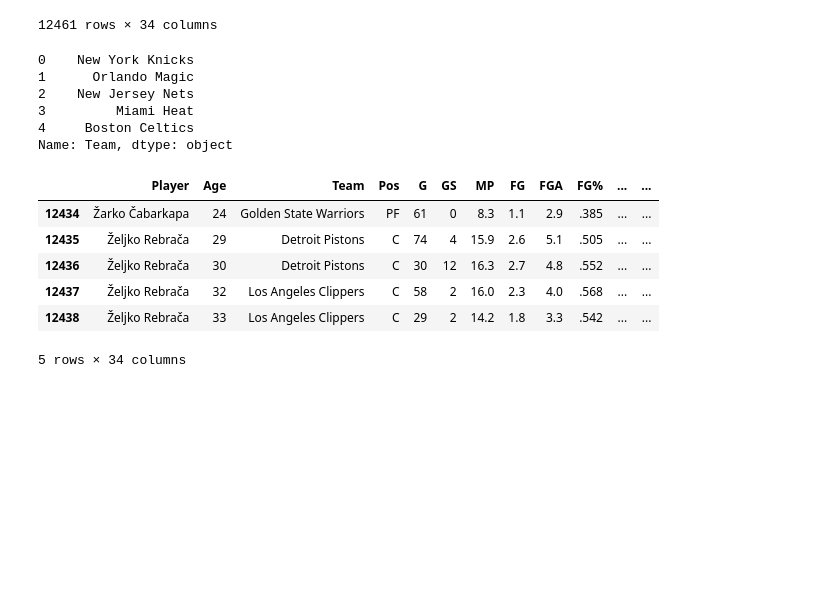
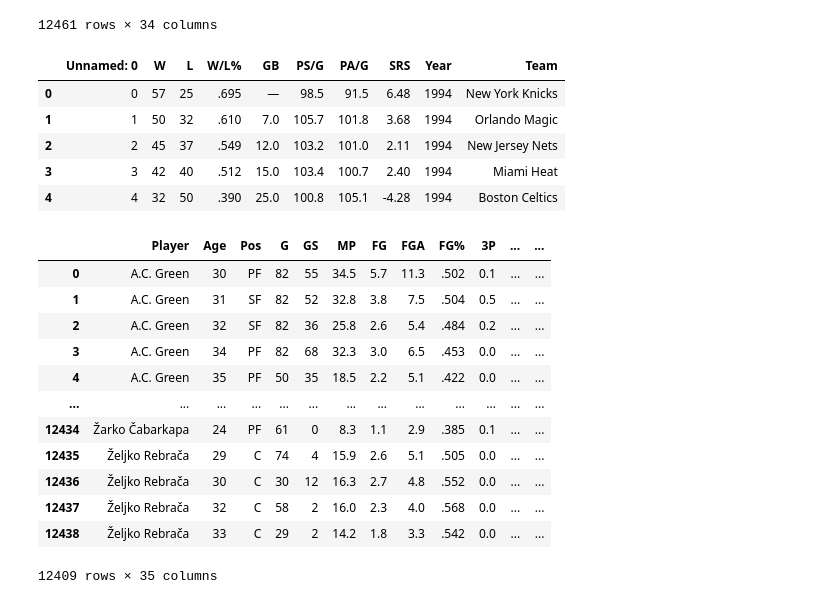
Before and after one commit to CalebAppiagyei/Player_Improvement_Metric, a Jupyter notebook: data_cleaning.ipynb, the cells around one changed output. Saved outputs shown, nothing was run; the diff lists cells and outputs as text; code cells hidden in the pictures; blank space fills up the shorter version.

```diff
--- a/data_cleaning.ipynb
+++ b/data_cleaning.ipynb
@@ -102,14 +102,14 @@ teams = teams[~teams["W"].str.contains("Division")]
 # %%
 # Removing asterisks from team names
-teams = teams["Team"].str.replace("*", "", regex=False)
+teams["Team"] = teams["Team"].str.replace("*", "", regex=False)
 teams.head(5)
 # %% [output]
-0    New York Knicks
-1      Orlando Magic
-2    New Jersey Nets
-3         Miami Heat
-4     Boston Celtics
-Name: Team, dtype: object
+|  | Unnamed: 0 | W | L | W/L% | GB | PS/G | PA/G | SRS | Year | Team |
+| 0 | 0 | 57 | 25 | .695 | — | 98.5 | 91.5 | 6.48 | 1994 | New York Knicks |
+| 1 | 1 | 50 | 32 | .610 | 7.0 | 105.7 | 101.8 | 3.68 | 1994 | Orlando Magic |
+| 2 | 2 | 45 | 37 | .549 | 12.0 | 103.2 | 101.0 | 2.11 | 1994 | New Jersey Nets |
+| 3 | 3 | 42 | 40 | .512 | 15.0 | 103.4 | 100.7 | 2.40 | 1994 | Miami Heat |
+| 4 | 4 | 32 | 50 | .390 | 25.0 | 100.8 | 105.1 | -4.28 | 1994 | Boston Celtics |
 # %%
 nicknames = {}
 
@@ -119,13 +119,21 @@ with open("nicknames.csv") as f:
         abbrev, name = line.replace("\n", "").split(",")
         nicknames[abbrev] = name
 # %%
-combined["Team"] = combined["Team"].map(nicknames)
-combined.tail()
+combined["Tm"] = combined["Team"]
+del combined["Team"]
+combined["Team"] = combined["Tm"].map(nicknames)
+combined
 # %% [output]
-|  | Player | Age | Team | Pos | G | GS | MP | FG | FGA | FG% | ... | ... |
-| 12434 | Žarko Čabarkapa | 24 | Golden State Warriors | PF | 61 | 0 | 8.3 | 1.1 | 2.9 | .385 | ... | ... |
-| 12435 | Željko Rebrača | 29 | Detroit Pistons | C | 74 | 4 | 15.9 | 2.6 | 5.1 | .505 | ... | ... |
-| 12436 | Željko Rebrača | 30 | Detroit Pistons | C | 30 | 12 | 16.3 | 2.7 | 4.8 | .552 | ... | ... |
-| 12437 | Željko Rebrača | 32 | Los Angeles Clippers | C | 58 | 2 | 16.0 | 2.3 | 4.0 | .568 | ... | ... |
-| 12438 | Željko Rebrača | 33 | Los Angeles Clippers | C | 29 | 2 | 14.2 | 1.8 | 3.3 | .542 | ... | ... |
+|  | Player | Age | Pos | G | GS | MP | FG | FGA | FG% | 3P | ... | ... |
+| 0 | A.C. Green | 30 | PF | 82 | 55 | 34.5 | 5.7 | 11.3 | .502 | 0.1 | ... | ... |
+| 1 | A.C. Green | 31 | SF | 82 | 52 | 32.8 | 3.8 | 7.5 | .504 | 0.5 | ... | ... |
+| 2 | A.C. Green | 32 | SF | 82 | 36 | 25.8 | 2.6 | 5.4 | .484 | 0.2 | ... | ... |
+| 3 | A.C. Green | 34 | PF | 82 | 68 | 32.3 | 3.0 | 6.5 | .453 | 0.0 | ... | ... |
+| 4 | A.C. Green | 35 | PF | 50 | 35 | 18.5 | 2.2 | 5.1 | .422 | 0.0 | ... | ... |
+| ... | ... | ... | ... | ... | ... | ... | ... | ... | ... | ... | ... | ... |
+| 12434 | Žarko Čabarkapa | 24 | PF | 61 | 0 | 8.3 | 1.1 | 2.9 | .385 | 0.1 | ... | ... |
+| 12435 | Željko Rebrača | 29 | C | 74 | 4 | 15.9 | 2.6 | 5.1 | .505 | 0.0 | ... | ... |
+| 12436 | Željko Rebrača | 30 | C | 30 | 12 | 16.3 | 2.7 | 4.8 | .552 | 0.0 | ... | ... |
+| 12437 | Željko Rebrača | 32 | C | 58 | 2 | 16.0 | 2.3 | 4.0 | .568 | 0.0 | ... | ... |
+| 12438 | Željko Rebrača | 33 | C | 29 | 2 | 14.2 | 1.8 | 3.3 | .542 | 0.0 | ... | ... |
-5 rows × 34 columns
+12409 rows × 35 columns
```
Also changed, not shown: parts of 10 cells of this notebook, 1 other file.
